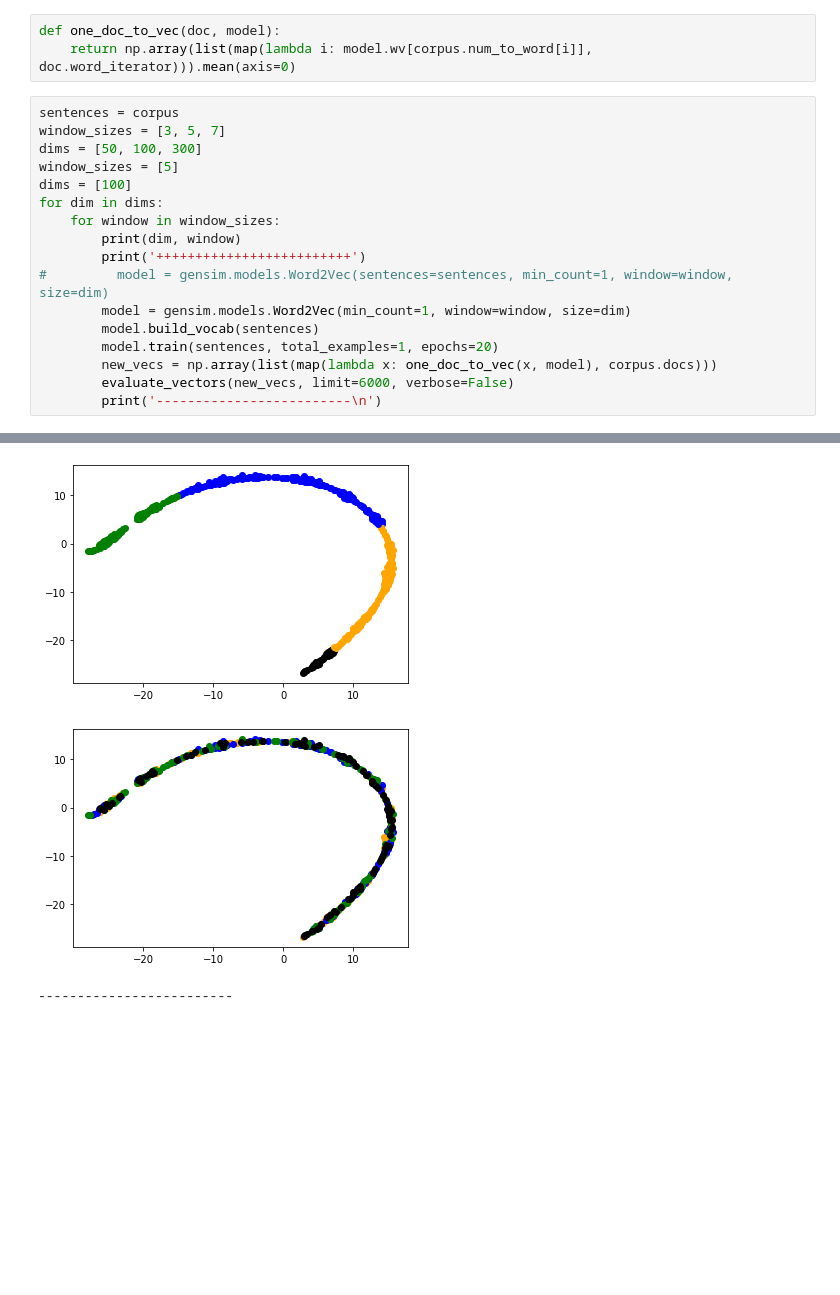
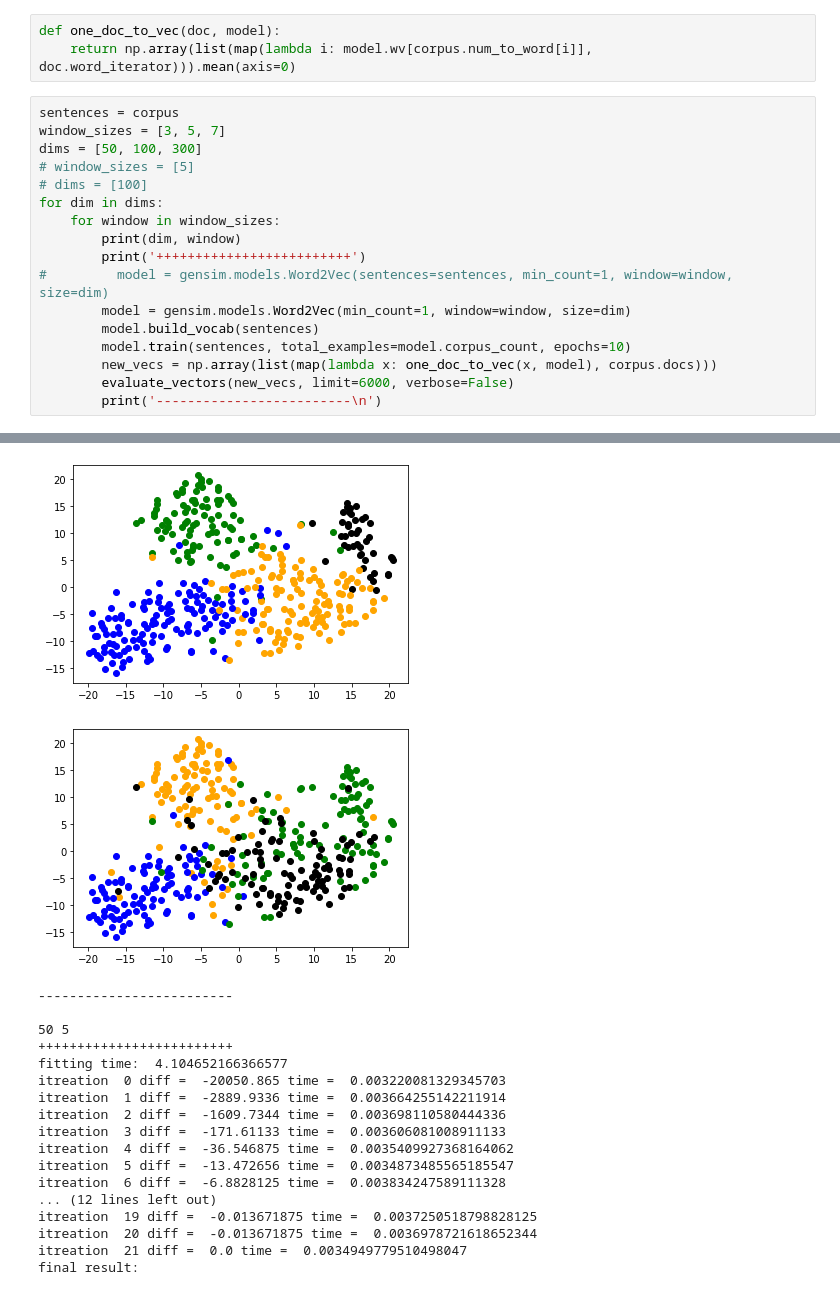
Before and after one commit to kbanihashem/MIR-course-project, a Jupyter notebook: phase2/Part 2.ipynb, the cells around one changed output, grey strips where cells are left out. Cells and saved outputs as stored; diff of their text form; blank space fills up the shorter version.

```diff
--- a/phase2/Part 2.ipynb
+++ b/phase2/Part 2.ipynb
@@ -102,8 +112,8 @@ def one_doc_to_vec(doc, model):
 sentences = corpus
 window_sizes = [3, 5, 7]
 dims = [50, 100, 300]
-window_sizes = [5]
-dims = [100]
+# window_sizes = [5]
+# dims = [100]
 for dim in dims:
     for window in window_sizes:
         print(dim, window)
@@ -111,7 +121,7 @@ for dim in dims:
 #         model = gensim.models.Word2Vec(sentences=sentences, min_count=1, window=window, size=dim)
         model = gensim.models.Word2Vec(min_count=1, window=window, size=dim)
         model.build_vocab(sentences)
-        model.train(sentences, total_examples=1, epochs=20)
+        model.train(sentences, total_examples=model.corpus_count, epochs=10)
         new_vecs = np.array(list(map(lambda x: one_doc_to_vec(x, model), corpus.docs)))
         evaluate_vectors(new_vecs, limit=6000, verbose=False)
         print('-------------------------\n')
@@ -135,4 +147,20 @@ itreation  12 diff =  -0.00020599365 time =  0.004714012145996094
 final result:
-[figure, old version]
+[figure, new version]
-[figure, old version]
+[figure, new version]
 -------------------------
+
+50 5
++++++++++++++++++++++++++
+fitting time:  4.104652166366577
+itreation  0 diff =  -20050.865 time =  0.003220081329345703
+itreation  1 diff =  -2889.9336 time =  0.003664255142211914
+itreation  2 diff =  -1609.7344 time =  0.003698110580444336
+itreation  3 diff =  -171.61133 time =  0.003606081008911133
+itreation  4 diff =  -36.546875 time =  0.0035409927368164062
+itreation  5 diff =  -13.472656 time =  0.0034873485565185547
+itreation  6 diff =  -6.8828125 time =  0.003834247589111328
+... (12 lines left out)
+itreation  19 diff =  -0.013671875 time =  0.0037250518798828125
+itreation  20 diff =  -0.013671875 time =  0.0036978721618652344
+itreation  21 diff =  0.0 time =  0.0034949779510498047
+final result:
```
Also changed, not shown: parts of 5 cells of this notebook, 1 other file.
